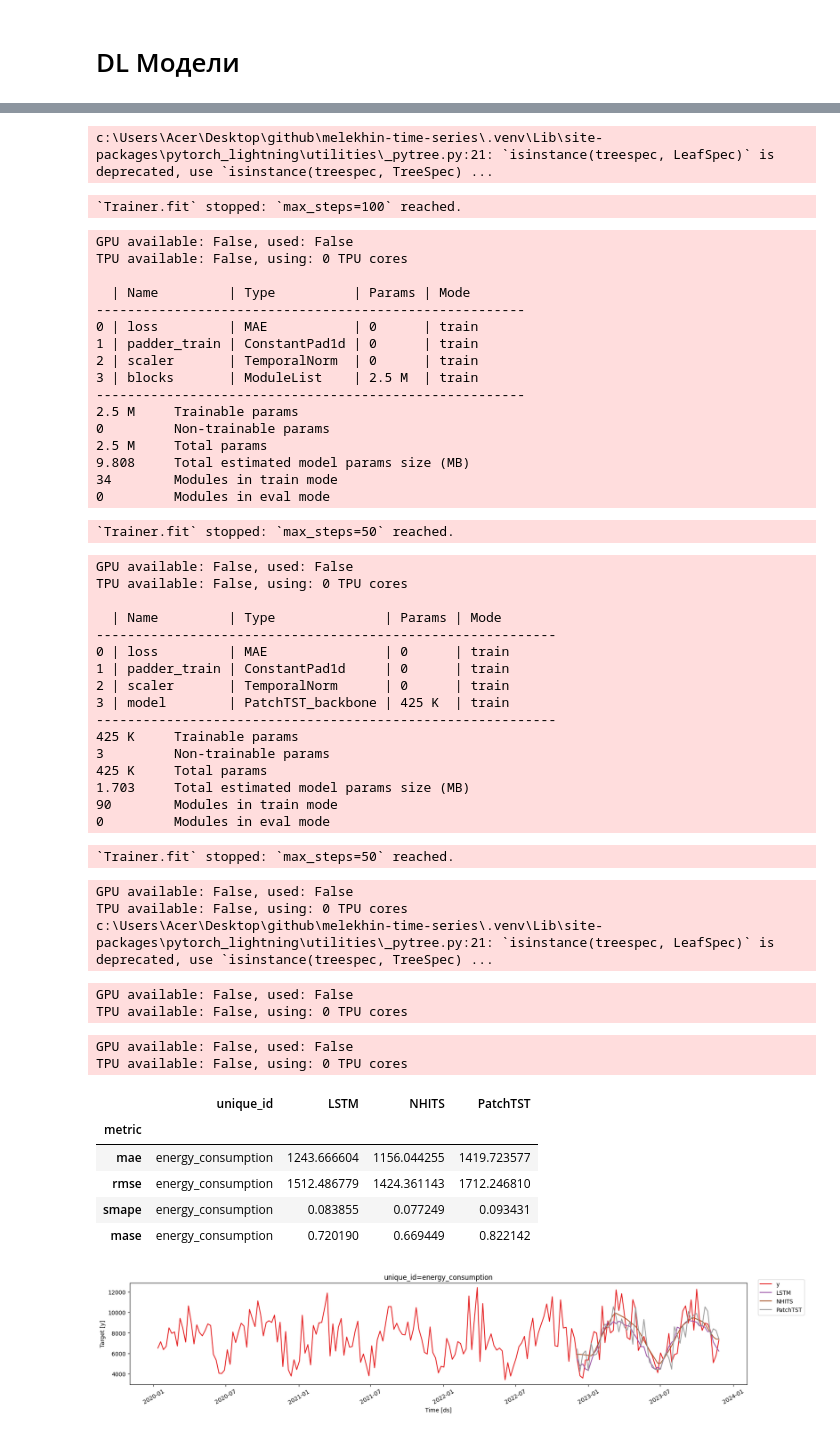
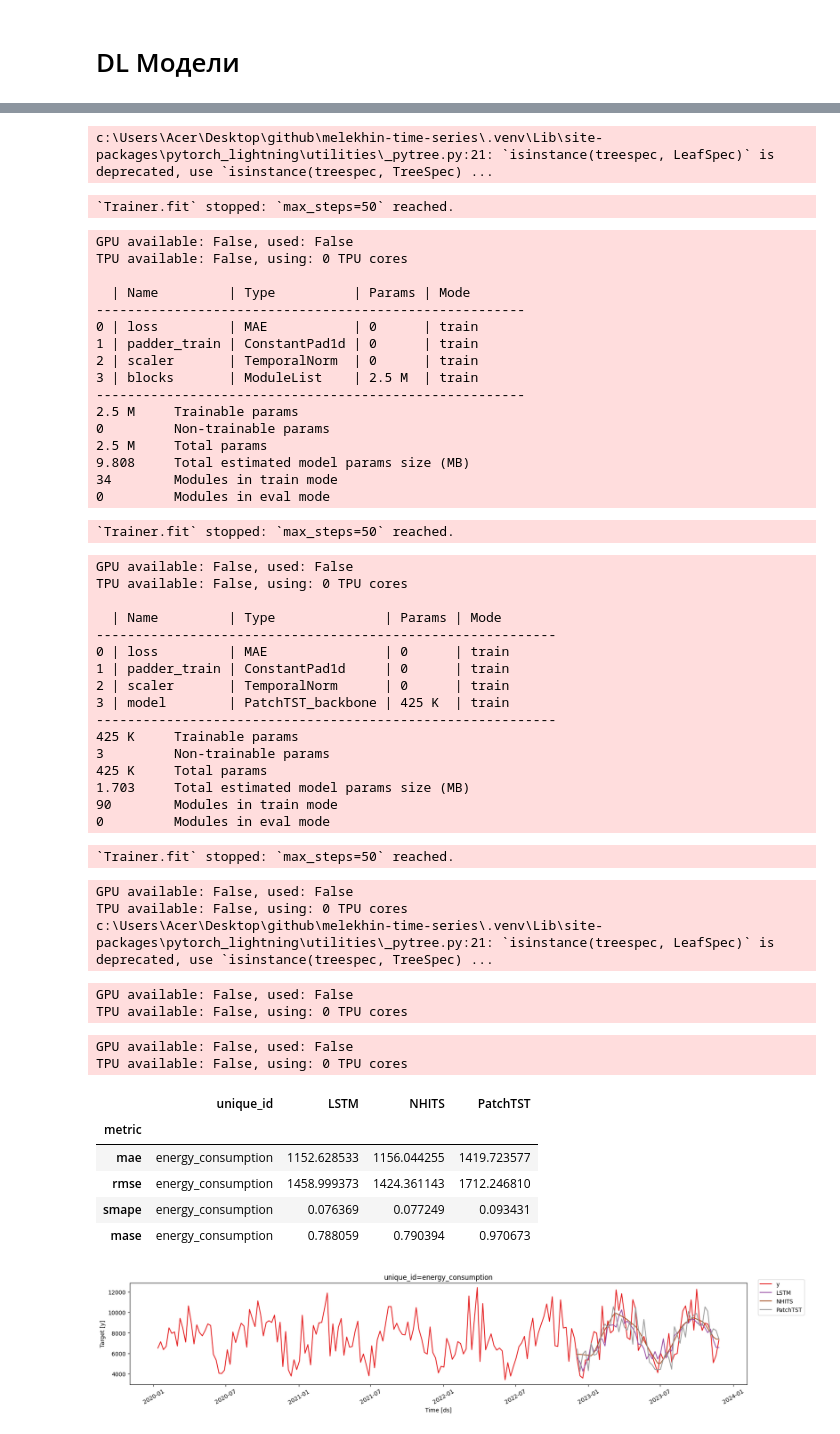
Before and after one commit to tvsmsa/melekhin-time-series, a Jupyter notebook: task_3_timeseries.ipynb, the cells around one changed output, grey strips where cells are left out. Cells and saved outputs as stored; diff of their text form; code cells hidden in the pictures.

```diff
--- a/task_3_timeseries.ipynb
+++ b/task_3_timeseries.ipynb
@@ -53,7 +53,7 @@ df_test = panel_df[base_cols].groupby("unique_id").tail(FH)
 df_train = panel_df[base_cols].drop(df_test.index).reset_index(drop=True)
 
 FREQ = y.index.freq
-SEASON = 26
+SEASON = 52
 # %% [markdown]
 # Анализ аномалий
 # %% [markdown]
@@ -335,9 +281,9 @@ val_size  = test_size//2
 log_path = ''
 
 models = [
-        LSTM(h=52, input_size = 26, max_steps=100, encoder_n_layers=2, learning_rate=0.001,  scaler_type='standard', random_seed=42),
-        NHITS(h=52, input_size = 26, max_steps=50, n_freq_downsample=[4,4,4], learning_rate=0.001, random_seed=42),
-        PatchTST(h=52, input_size = test_size, max_steps=50, learning_rate = 0.001, patch_len=7, n_heads = 16, random_seed=42),
+    LSTM(h=horizon, input_size = 26, max_steps=50, encoder_n_layers=2, learning_rate=0.001,  scaler_type='standard', random_seed=42),
+    NHITS(h=horizon, input_size = 26, max_steps=50, n_freq_downsample=[4,4,4], learning_rate=0.001, random_seed=42),
+    PatchTST(h=horizon, input_size = 26, max_steps=50, learning_rate = 0.001, patch_len=7, n_heads = 16, random_seed=42),
 ]
 
 nf = NeuralForecast(models=models, freq=FREQ)
@@ -376,7 +322,7 @@ TPU available: False, using: 0 TPU cores
 11        Modules in train mode
 0         Modules in eval mode
 c:\Users\Acer\Desktop\github\melekhin-time-series\.venv\Lib\site-packages\pytorch_lightning\utilities\_pytree.py:21: `isinstance(treespec, LeafSpec)` is deprecated, use `isinstance(treespec, TreeSpec) ...
-`Trainer.fit` stopped: `max_steps=100` reached.
+`Trainer.fit` stopped: `max_steps=50` reached.
 GPU available: False, used: False
 TPU available: False, using: 0 TPU cores
 
@@ -393,37 +339,37 @@ TPU available: False, using: 0 TPU cores
 9.808     Total estimated model params size (MB)
 34        Modules in train mode
 0         Modules in eval mode
 `Trainer.fit` stopped: `max_steps=50` reached.
 GPU available: False, used: False
 TPU available: False, using: 0 TPU cores
 
   | Name         | Type              | Params | Mode
 -----------------------------------------------------------
 0 | loss         | MAE               | 0      | train
 1 | padder_train | ConstantPad1d     | 0      | train
 2 | scaler       | TemporalNorm      | 0      | train
 3 | model        | PatchTST_backbone | 425 K  | train
 -----------------------------------------------------------
 425 K     Trainable params
 3         Non-trainable params
 425 K     Total params
 1.703     Total estimated model params size (MB)
 90        Modules in train mode
 0         Modules in eval mode
 `Trainer.fit` stopped: `max_steps=50` reached.
 GPU available: False, used: False
 TPU available: False, using: 0 TPU cores
 c:\Users\Acer\Desktop\github\melekhin-time-series\.venv\Lib\site-packages\pytorch_lightning\utilities\_pytree.py:21: `isinstance(treespec, LeafSpec)` is deprecated, use `isinstance(treespec, TreeSpec) ...
 GPU available: False, used: False
 TPU available: False, using: 0 TPU cores
 GPU available: False, used: False
 TPU available: False, using: 0 TPU cores
 |  | unique_id | LSTM | NHITS | PatchTST |
 | metric |  |  |  |  |
-| mae | energy_consumption | 1243.666604 | 1156.044255 | 1419.723577 |
-| rmse | energy_consumption | 1512.486779 | 1424.361143 | 1712.246810 |
-| smape | energy_consumption | 0.083855 | 0.077249 | 0.093431 |
-| mase | energy_consumption | 0.720190 | 0.669449 | 0.822142 |
+| mae | energy_consumption | 1152.628533 | 1156.044255 | 1419.723577 |
+| rmse | energy_consumption | 1458.999373 | 1424.361143 | 1712.246810 |
+| smape | energy_consumption | 0.076369 | 0.077249 | 0.093431 |
+| mase | energy_consumption | 0.788059 | 0.790394 | 0.970673 |
 # %%
 plot_series(
             df_train,
```
Also changed, not shown: parts of 12 cells of this notebook, 9 other files.
